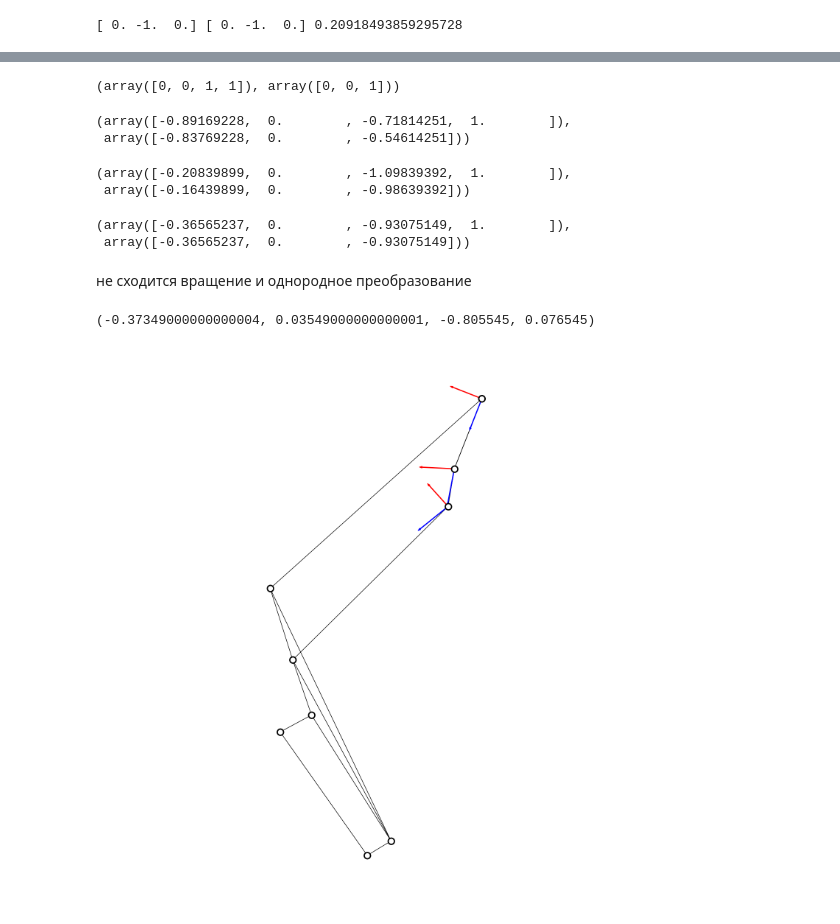
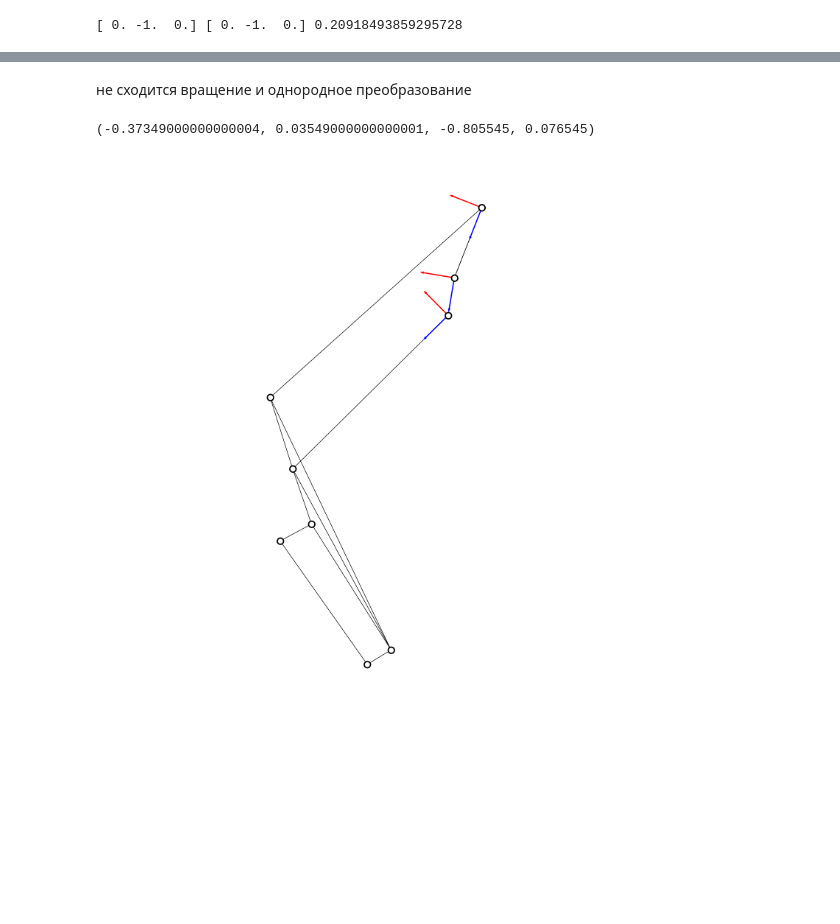
Before and after one commit to LicAiBeerLab/auto-robotics-design, a Jupyter notebook: test.ipynb, the cells around one changed output, grey strips where cells are left out. Cells and saved outputs as stored; diff of their text form; code cells hidden in the pictures; blank space fills up the shorter version.

```diff
--- a/test.ipynb
+++ b/test.ipynb
@@ -96,0 +79,6 @@ pos
+# %%
+R = 0.751618254168963
+joint_nodes = set(graph.nodes())
+ground_joints = set(sorted(filter(lambda n: n.attach_ground, joint_nodes), key= lambda x: la.norm(x.r)))
+ee_joints = set(sorted(filter(lambda n: n.attach_endeffector, joint_nodes), key= lambda x: np.abs(la.norm(x.r) - R)))
+ground_joints, ee_joints
@@ -112,7 +312,7 @@ def get_rot_matrix_by_vec(v):
 ez = np.array([0,0,1])
 ex = np.array([1,0,0])
 
-v1z = main_branch[1].pos - main_branch[0].pos
+v1z = main_branch[1].r - main_branch[0].r
 # %%
 R1 = get_rot_matrix_by_vec(v1z)
 
@@ -121,7 +321,7 @@ H_w_b1[:3,:3] = R1(0).as_matrix()
 # %% [output]
 [ 0. -1.  0.] [ 0. -1.  0.] 2.767259037582209
 # %%
-v2z = main_branch[2].pos - main_branch[1].pos
+v2z = main_branch[2].r - main_branch[1].r
 
 v2z_l = la.inv(H_w_b1) @ np.array([*v2z.tolist(), 1])
 
@@ -133,10 +333,10 @@ H_b1_b2[:3,3] = np.array([0,0,la.norm(v1z)])
 # %% [output]
 [ 0. -1.  0.] [ 0. -1.  0.] 0.20918493859295728
 # %%
-v3z = main_branch[3].pos - main_branch[2].pos
+v3z = main_branch[3].r - main_branch[2].r
 
 # v3z_l = R2(0).as_matrix().T @ R1(0).as_matrix().T @ v3z
-v3z_l = la.inv(H_b1_b2) @ la.inv(H_w_b1) @ np.array([*v3z.tolist(), 1])
+v3z_l = la.inv(H_b1_b2) @ la.inv(H_w_b1) @ np.array([*v3z.tolist(), 0])
 
 
 R3 = get_rot_matrix_by_vec(v3z_l[:3])
@@ -220,56 +376,37 @@ p3 , main_branch[2].pos
-# %%
-h_ez, ez
-# %% [output]
-(array([0, 0, 1, 1]), array([0, 0, 1]))
-# %%
-H_w_b1 @ H_b1_b2 @ H_b2_b3 @ h_ez, R1(q1).as_matrix() @ R2(q2).as_matrix() @ R3(q3).as_matrix() @ ez
-# %% [output]
-(array([-0.89169228,  0.        , -0.71814251,  1.        ]),
- array([-0.83769228,  0.        , -0.54614251]))
-# %%
-H_w_b1 @ H_b1_b2 @ h_ez, R1(q1).as_matrix() @ R2(q2).as_matrix() @ ez
-# %% [output]
-(array([-0.20839899,  0.        , -1.09839392,  1.        ]),
- array([-0.16439899,  0.        , -0.98639392]))
-# %%
-H_w_b1 @ h_ez, R1(q1).as_matrix() @ ez
-# %% [output]
-(array([-0.36565237,  0.        , -0.93075149,  1.        ]),
- array([-0.36565237,  0.        , -0.93075149]))
 # %% [markdown]
 не сходится вращение и однородное преобразование
 # %%
-h_ex = np.array([ex[0],ex[1],ex[2],1])
-h_ez = np.array([ez[0],ez[1],ez[2],1])
+h_ex = np.array([ex[0],ex[1],ex[2],0])
+h_ez = np.array([ez[0],ez[1],ez[2],0])
 
 p0 = np.zeros(4)
 p0[3] = 1
 
 
 plt.figure(figsize=(15, 15))
-nx.draw(cassie_graph, pos, node_color="w", linewidths=2.5, edgecolors="k", node_shape="o",node_size=150, with_labels=False)
+nx.draw(graph, pos, node_color="w", linewidths=2.5, edgecolors="k", node_shape="o",node_size=150, with_labels=False)
 v1x = H_w_b1 @ h_ex
 e1z = H_w_b1 @ h_ez
 p1 = H_w_b1 @ p0
 plt.arrow(p1[0], p1[2],e1z[0]*0.05,e1z[2]*0.05, color="b")
 plt.arrow(p1[0], p1[2],v1x[0]*0.05,v1x[2]*0.05, color="r")
 
 e2z = H_w_b1 @ H_b1_b2 @ h_ez
 v2x = H_w_b1 @ H_b1_b2 @ h_ex
 p2 = H_w_b1 @ H_b1_b2 @ p0
 plt.arrow(p2[0], p2[2],e2z[0]*0.05,e2z[2]*0.05, color="b")
 plt.arrow(p2[0], p2[2],v2x[0]*0.05,v2x[2]*0.05, color="r")
 
 e3z = H_w_b1 @ H_b1_b2 @ H_b2_b3 @ h_ez
 v3x = H_w_b1 @ H_b1_b2 @ H_b2_b3 @ h_ex
 p3 = H_w_b1 @ H_b1_b2 @ H_b2_b3 @ p0
 plt.arrow(p3[0], p3[2],e3z[0]*0.05,e3z[2]*0.05, color="b")
 plt.arrow(p3[0], p3[2],v3x[0]*0.05,v3x[2]*0.05, color="r")
 
 plt.axis("equal")
 # %% [output]
 (-0.37349000000000004, 0.03549000000000001, -0.805545, 0.076545)
-[figure, old version]
+[figure, new version]
 # %%
 
 
```
Also changed, not shown: parts of 30 cells of this notebook, 4 other files.
